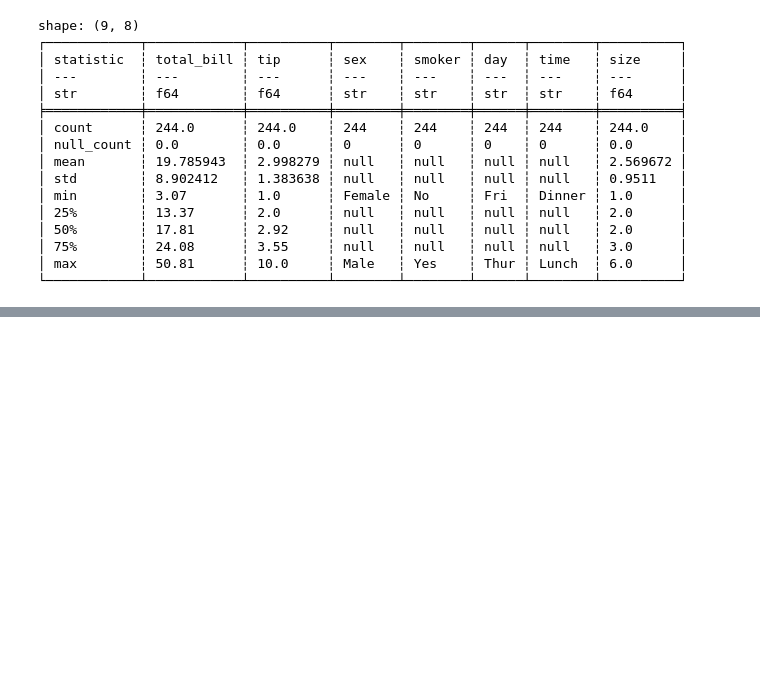
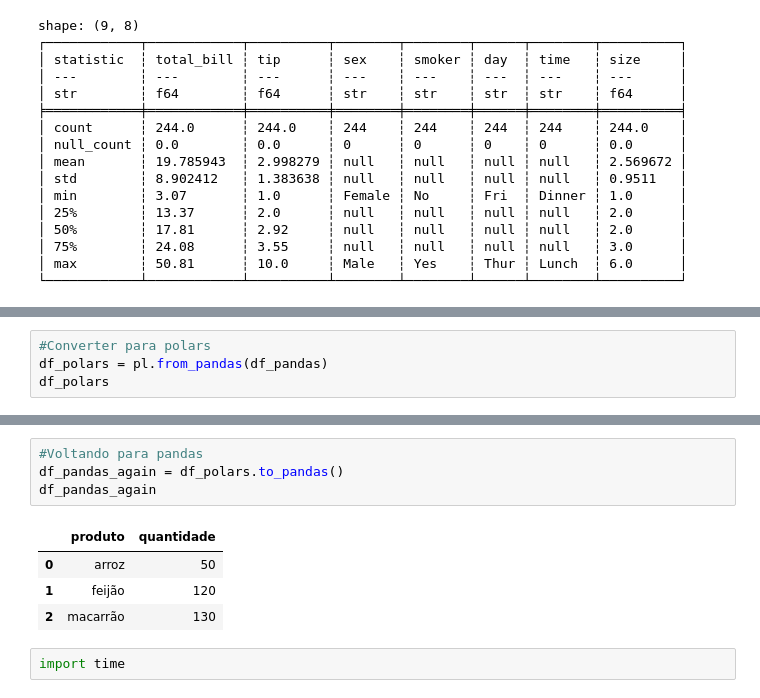
Before and after one commit to leandroclv/polars_udemy, a Jupyter notebook: introducao.ipynb, the cells around one changed output, grey strips where cells are left out. Cells and saved outputs as stored; diff of their text form; blank space fills up the shorter version.

```diff
--- a/introducao.ipynb
+++ b/introducao.ipynb
@@ -70,0 +119,4 @@ shape: (9, 8)
+# %%
+#Converter para polars
+df_polars = pl.from_pandas(df_pandas)
+df_polars
@@ -70,0 +139,11 @@ shape: (9, 8)
+# %%
+#Voltando para pandas
+df_pandas_again = df_polars.to_pandas()
+df_pandas_again
+# %% [output]
+|  | produto | quantidade |
+| 0 | arroz | 50 |
+| 1 | feijão | 120 |
+| 2 | macarrão | 130 |
+# %%
+import time
```
Also changed, not shown: parts of 10 cells of this notebook.
